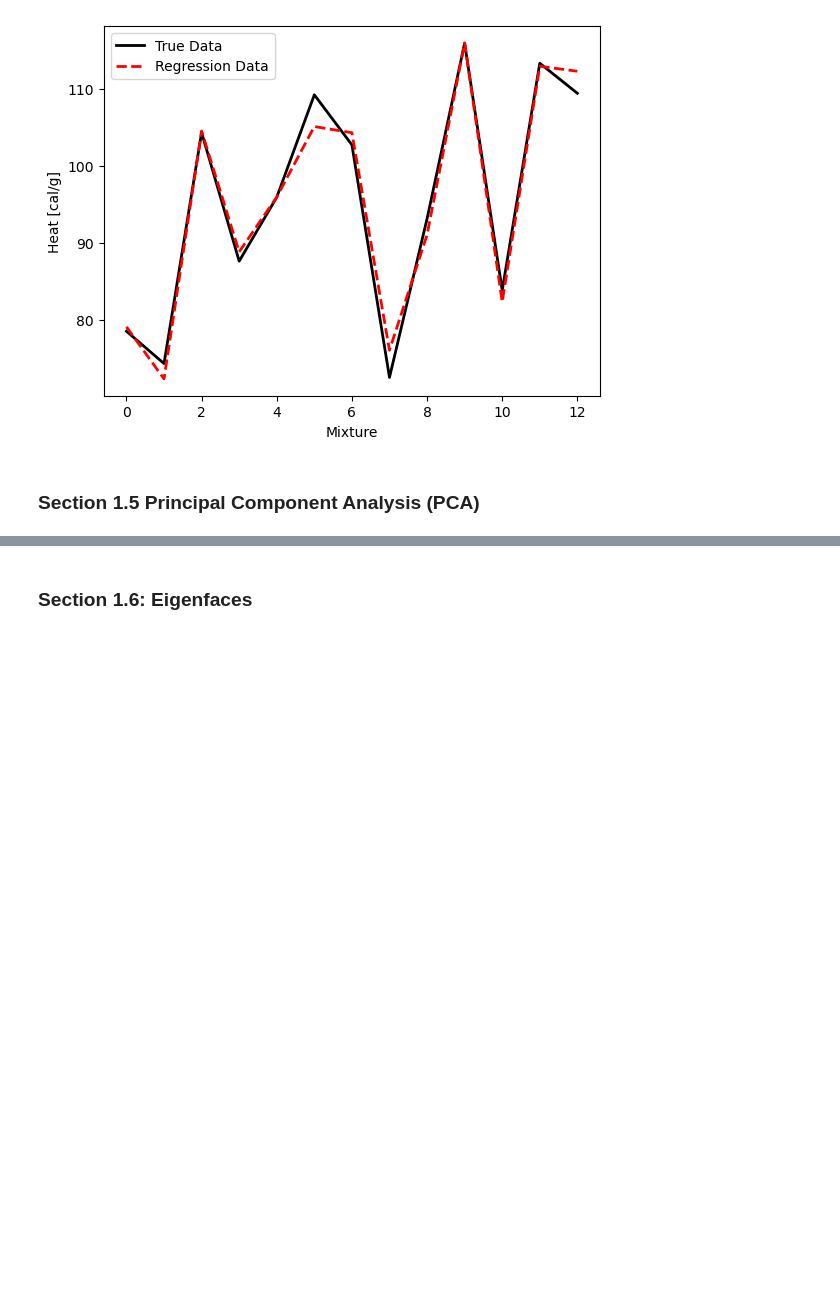
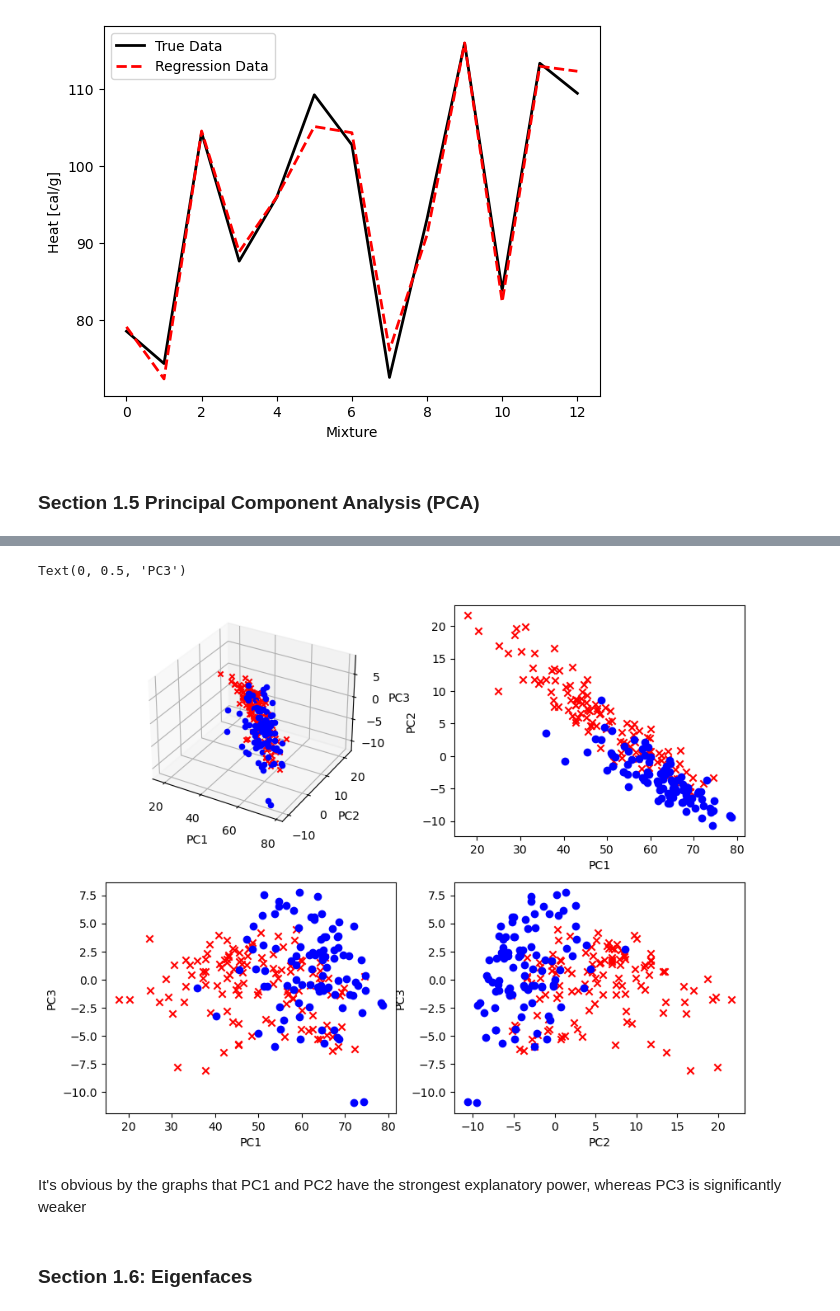
Before and after one commit to sa8692/Machine_Learning_Book_Exercises, a Jupyter notebook: Chapter_1.ipynb, the cells around one changed output, grey strips where cells are left out. Saved outputs shown, nothing was run; the diff lists cells and outputs as text; code cells hidden in the pictures; blank space fills up the shorter version.

```diff
--- a/Chapter_1.ipynb
+++ b/Chapter_1.ipynb
@@ -208,11 +207,49 @@ ax2.plot(Xavg[0] + 3 * Xstd[0,:], Xavg[1] + 3 * Xstd[1, :], '-', color = 'red',
 # %%
 #Example: Computing PCA of Ovarian Cancer Dataset
+fig = plt.figure(figsize=(10, 8))
+
+ax1 = fig.add_subplot(221, projection='3d')
+ax2 = fig.add_subplot(222)
+ax3 = fig.add_subplot(223)
+ax4 = fig.add_subplot(224)
 
 obs = pd.read_csv(r"C:\Users\saami\OneDrive\Desktop\ML & Dynamical Systems Code\data\Book_Data\ovariancancer_obs.csv")
 f = pd.read_csv(r"C:\Users\saami\OneDrive\Desktop\ML & Dynamical Systems Code\data\Book_Data\ovariancancer_grp.csv")
 
 U, S, VT = np.linalg.svd(obs, full_matrices = False)
 
-#Continue
+for j in range(obs.shape[0]):
+    x = VT[0, :] @ obs.iloc[j, :].T
+    y = VT[1, :] @ obs.iloc[j, :].T
+    z = VT[2, :] @ obs.iloc[j, :].T
+
+    if f.iloc[j, 0] == 'Cancer':
+        ax1.scatter(x, y, z, marker = 'x', color = 'r')
+        ax2.scatter(x, y, marker = 'x', color = 'r')
+        ax3.scatter(x, z, marker = 'x', color = 'r')
+        ax4.scatter(y, z, marker = 'x', color = 'r')
+    else:
+        ax1.scatter(x, y, z, marker = 'o', color = 'b')
+        ax2.scatter(x, y, marker = 'o', color = 'b')
+        ax3.scatter(x, z, marker = 'o', color = 'b')
+        ax4.scatter(y, z, marker = 'o', color = 'b')
+
+ax1.set_xlabel('PC1')
+ax1.set_ylabel('PC2')
+ax1.set_zlabel('PC3')
+
+ax2.set_xlabel('PC1')
+ax2.set_ylabel('PC2')
+
+ax3.set_xlabel('PC1')
+ax3.set_ylabel('PC3')
+
+ax4.set_xlabel('PC2')
+ax4.set_ylabel('PC3')
+# %% [output]
+Text(0, 0.5, 'PC3')
+[figure, added]
+# %% [markdown]
+It's obvious by the graphs that PC1 and PC2 have the strongest explanatory power, whereas PC3 is significantly weaker
 # %% [markdown]
 ### Section 1.6: Eigenfaces
```
Also changed, not shown: parts of 8 cells of this notebook.
